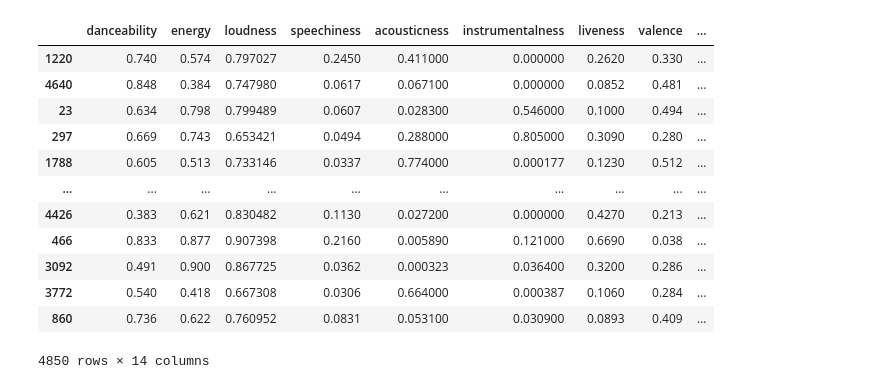
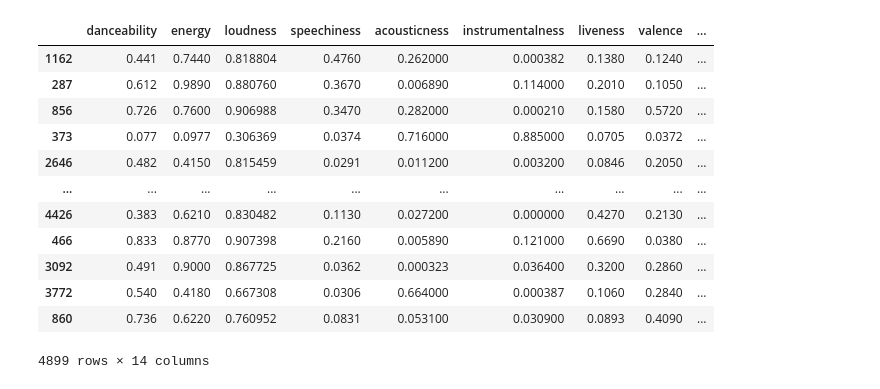
Before and after one commit to crispianm/SpotifySmartSort, a Jupyter notebook: autoencoder.ipynb, the cells around one changed output. Cells and saved outputs as stored; diff of their text form; code cells hidden in the pictures.

```diff
--- a/autoencoder.ipynb
+++ b/autoencoder.ipynb
@@ -10,32 +23,32 @@ from sklearn.preprocessing import MinMaxScaler
 # %%
 # Setup dataset
 
 data = pd.read_csv("./data/data_timbre.csv")
 
 labels = data['order']
 columns_to_remove = ['Unnamed: 0', 'Unnamed: 0.1', 'key', 'mode', 'id', 'duration_ms', 'time_signature', 'track_title', 'album_title', 'album_artist', 'track_number', 'total_tracks', 'order']
 data.drop(columns = columns_to_remove, axis = 1, inplace = True)
 
 data.loc[:,['loudness', 'tempo', 'loudness_start', 'loudness_end']] = MinMaxScaler().fit_transform(data.loc[:,['loudness', 'tempo', 'loudness_start', 'loudness_end']])
 
-training_set, test_set, training_labels, test_labels = train_test_split(data, labels, test_size=0.02, random_state=42)
+training_set, test_set, training_labels, test_labels = train_test_split(data, labels, test_size=0.01, random_state=42)
 
 # data
 training_set
 # %% [output]
 |  | danceability | energy | loudness | speechiness | acousticness | instrumentalness | liveness | valence | ... |
-| 1220 | 0.740 | 0.574 | 0.797027 | 0.2450 | 0.411000 | 0.000000 | 0.2620 | 0.330 | ... |
-| 4640 | 0.848 | 0.384 | 0.747980 | 0.0617 | 0.067100 | 0.000000 | 0.0852 | 0.481 | ... |
-| 23 | 0.634 | 0.798 | 0.799489 | 0.0607 | 0.028300 | 0.546000 | 0.1000 | 0.494 | ... |
-| 297 | 0.669 | 0.743 | 0.653421 | 0.0494 | 0.288000 | 0.805000 | 0.3090 | 0.280 | ... |
-| 1788 | 0.605 | 0.513 | 0.733146 | 0.0337 | 0.774000 | 0.000177 | 0.1230 | 0.512 | ... |
+| 1162 | 0.441 | 0.7440 | 0.818804 | 0.4760 | 0.262000 | 0.000382 | 0.1380 | 0.1240 | ... |
+| 287 | 0.612 | 0.9890 | 0.880760 | 0.3670 | 0.006890 | 0.114000 | 0.2010 | 0.1050 | ... |
+| 856 | 0.726 | 0.7600 | 0.906988 | 0.3470 | 0.282000 | 0.000210 | 0.1580 | 0.5720 | ... |
+| 373 | 0.077 | 0.0977 | 0.306369 | 0.0374 | 0.716000 | 0.885000 | 0.0705 | 0.0372 | ... |
+| 2646 | 0.482 | 0.4150 | 0.815459 | 0.0291 | 0.011200 | 0.003200 | 0.0846 | 0.2050 | ... |
 | ... | ... | ... | ... | ... | ... | ... | ... | ... | ... |
-| 4426 | 0.383 | 0.621 | 0.830482 | 0.1130 | 0.027200 | 0.000000 | 0.4270 | 0.213 | ... |
-| 466 | 0.833 | 0.877 | 0.907398 | 0.2160 | 0.005890 | 0.121000 | 0.6690 | 0.038 | ... |
-| 3092 | 0.491 | 0.900 | 0.867725 | 0.0362 | 0.000323 | 0.036400 | 0.3200 | 0.286 | ... |
-| 3772 | 0.540 | 0.418 | 0.667308 | 0.0306 | 0.664000 | 0.000387 | 0.1060 | 0.284 | ... |
-| 860 | 0.736 | 0.622 | 0.760952 | 0.0831 | 0.053100 | 0.030900 | 0.0893 | 0.409 | ... |
+| 4426 | 0.383 | 0.6210 | 0.830482 | 0.1130 | 0.027200 | 0.000000 | 0.4270 | 0.2130 | ... |
+| 466 | 0.833 | 0.8770 | 0.907398 | 0.2160 | 0.005890 | 0.121000 | 0.6690 | 0.0380 | ... |
+| 3092 | 0.491 | 0.9000 | 0.867725 | 0.0362 | 0.000323 | 0.036400 | 0.3200 | 0.2860 | ... |
+| 3772 | 0.540 | 0.4180 | 0.667308 | 0.0306 | 0.664000 | 0.000387 | 0.1060 | 0.2840 | ... |
+| 860 | 0.736 | 0.6220 | 0.760952 | 0.0831 | 0.053100 | 0.030900 | 0.0893 | 0.4090 | ... |
-4850 rows × 14 columns
+4899 rows × 14 columns
 # %%
 # Setup autoencoder
 
```
Also changed, not shown: parts of 4 cells of this notebook, 10 other files.
